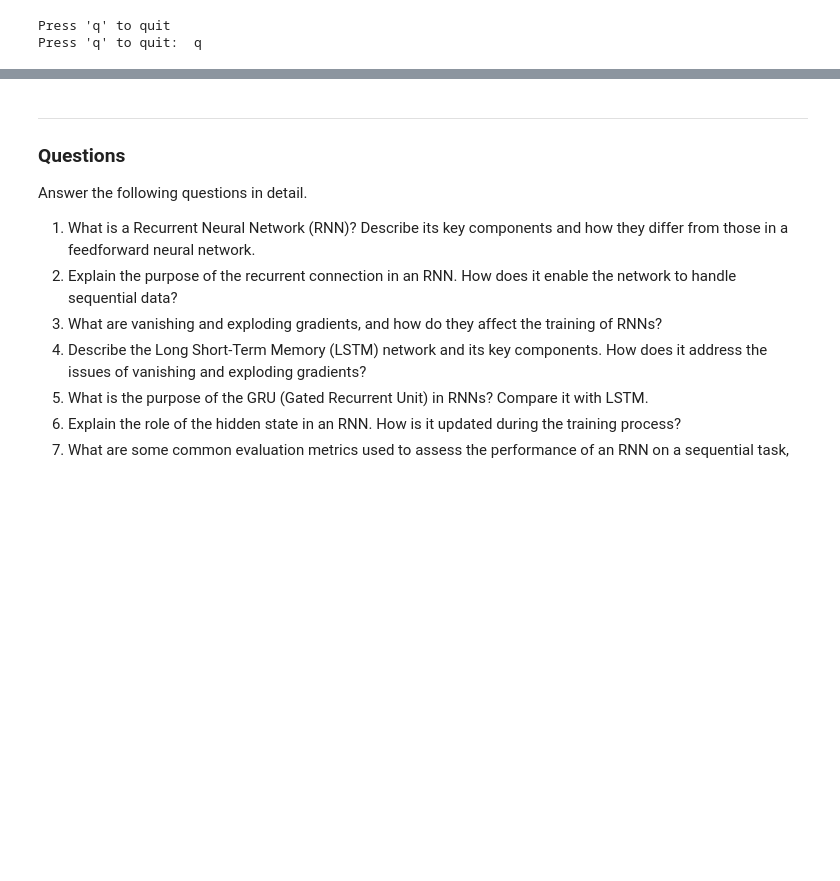
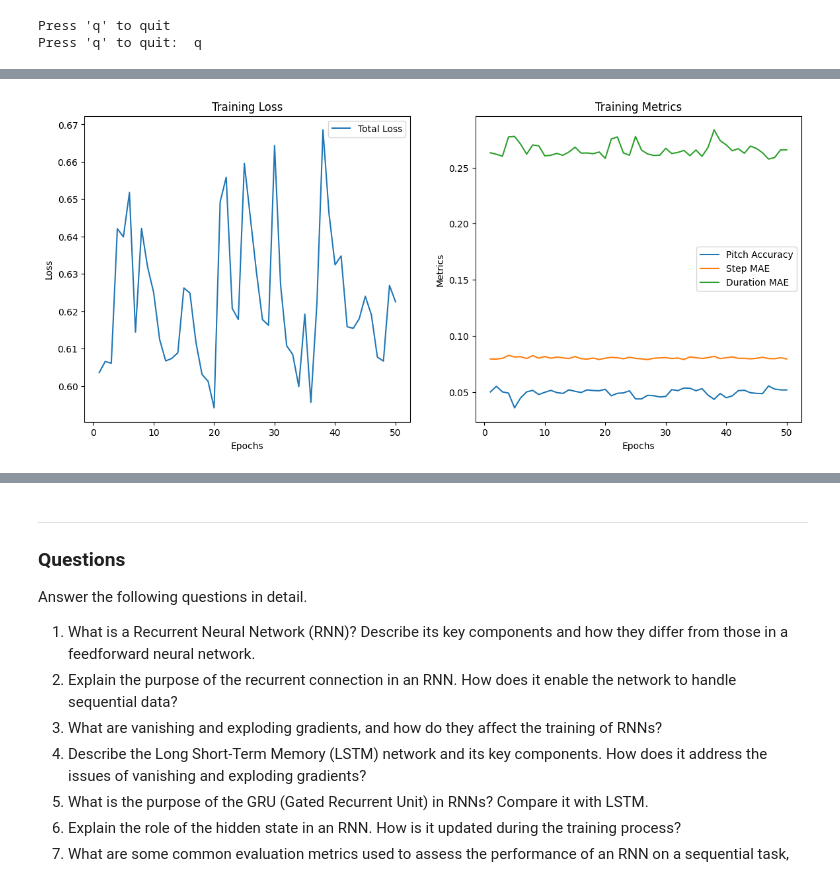
Before and after one commit to YowaneSan/AIG220, a Jupyter notebook: proj3/Project_3.ipynb, the cells around one changed output, grey strips where cells are left out. Saved outputs shown, nothing was run; the diff lists cells and outputs as text; code cells hidden in the pictures; blank space fills up the shorter version.

```diff
--- a/proj3/Project_3.ipynb
+++ b/proj3/Project_3.ipynb
@@ -205,0 +309,89 @@ Target batch shape: torch.Size([64, 3])
+# %%
+# Import MAE loss function
+from torch.nn.functional import l1_loss
+#Define optimizer and loss function
+optimizer = optim.Adam(model.parameters(), lr=learning_rate)
+loss_fn = {
+    'pitch': nn.CrossEntropyLoss(),
+    'step': mse_with_positive_pressure,
+    'duration': mse_with_positive_pressure
+}
+# Initialize history dictionary
+history = {'loss': [], 'pitch_accuracy': [], 'step_mae': [], 'duration_mae': [], 'grad_norm': []}
+
+# Training loop with pitch accuracy and MAE for step and duration
+for epoch in range(epochs):
+    model.train()
+    epoch_loss = 0.0
+    correct_pitches = 0
+    total_pitches = 0
+    total_step_mae = 0.0
+    total_duration_mae = 0.0
+    total_grad_norm = 0.0
+
+    for batch in train_loader:
+        sequences, targets = batch['sequences'].cuda(), batch['targets'].cuda()
+
+        optimizer.zero_grad()
+        outputs = model(sequences)
+
+        pitch_predictions = outputs['pitch'].argmax(dim=1)
+        correct_pitches += (pitch_predictions == targets[:, 0].long()).sum().item()
+        total_pitches += targets.size(0)
+
+        step_mae = l1_loss(outputs['step'].squeeze(), targets[:, 1], reduction='sum').item()
+        duration_mae = l1_loss(outputs['duration'].squeeze(), targets[:, 2], reduction='sum').item()
+
+        total_step_mae += step_mae
+        total_duration_mae += duration_mae
+
+        losses = {
+            'pitch': loss_fn['pitch'](outputs['pitch'], targets[:, 0].long()),
+            'step': loss_fn['step'](outputs['step'].squeeze(), targets[:, 1]),
+            'duration': loss_fn['duration'](outputs['duration'].squeeze(), targets[:, 2])
+        }
+
+        total_loss = 0.05 * losses['pitch'] + losses['step'] + losses['duration']
+        total_loss = torch.mean(total_loss)  # Calculate mean over the batch
+
+        # Backward pass and gradient calculation
+        total_loss.backward()
+        optimizer.step()
+
+        # Track gradient norms
+        total_grad_norm += calculate_gradient_norm(model)
+
+        epoch_loss += total_loss.item()
+
+    epoch_loss /= len(train_loader)
+    pitch_accuracy = correct_pitches / total_pitches
+    step_mae_avg = total_step_mae / total_pitches
+    duration_mae_avg = total_duration_mae / total_pitches
+
+    history['loss'].append(epoch_loss)
+    history['pitch_accuracy'].append(pitch_accuracy)
+    history['step_mae'].append(step_mae_avg)
+    history['duration_mae'].append(duration_mae_avg)
+
+    print(f'Epoch [{epoch+1}/{epochs}], Loss: {epoch_loss:.4f}, Pitch Accuracy: {pitch_accuracy:.4f}, Step MAE: {step_mae_avg:.4f}, Duration MAE: {duration_mae_avg:.4f}')
+
+# Plotting the training loss and metrics
+plt.figure(figsize=(14, 6))
+plt.subplot(1, 2, 1)
+plt.plot(range(1, epochs+1), history['loss'], label='Total Loss')
+plt.xlabel('Epochs')
+plt.ylabel('Loss')
+plt.title('Training Loss')
+plt.legend()
+
+plt.subplot(1, 2, 2)
+plt.plot(range(1, epochs+1), history['pitch_accuracy'], label='Pitch Accuracy')
+plt.plot(range(1, epochs+1), history['step_mae'], label='Step MAE')
+plt.plot(range(1, epochs+1), history['duration_mae'], label='Duration MAE')
+plt.xlabel('Epochs')
+plt.ylabel('Metrics')
+plt.title('Training Metrics')
+plt.legend()
+
+plt.show()
+# %% [output]
@@ -205,0 +415 @@ Target batch shape: torch.Size([64, 3])
+[figure, added]
```
Also changed, not shown: parts of 26 cells of this notebook.
